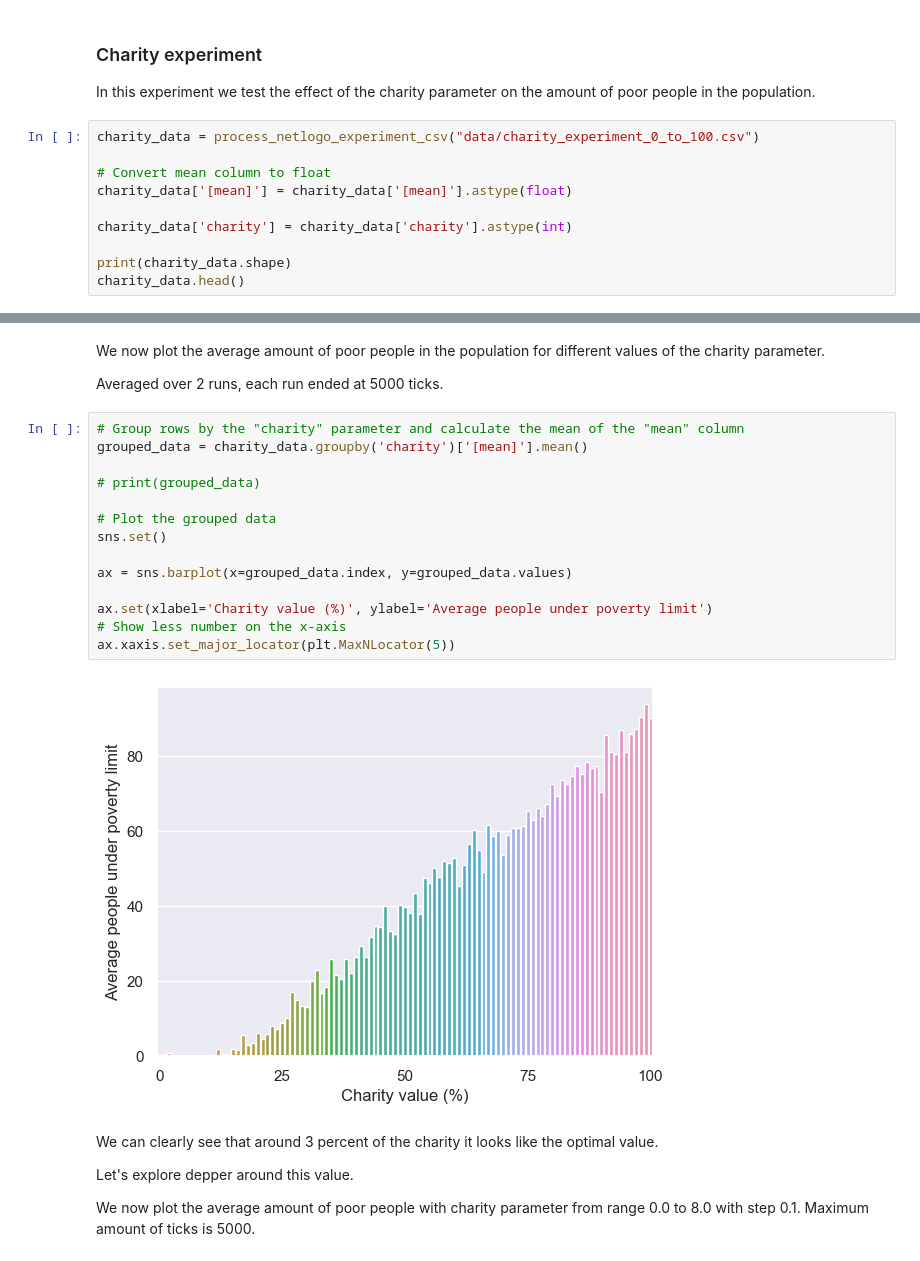
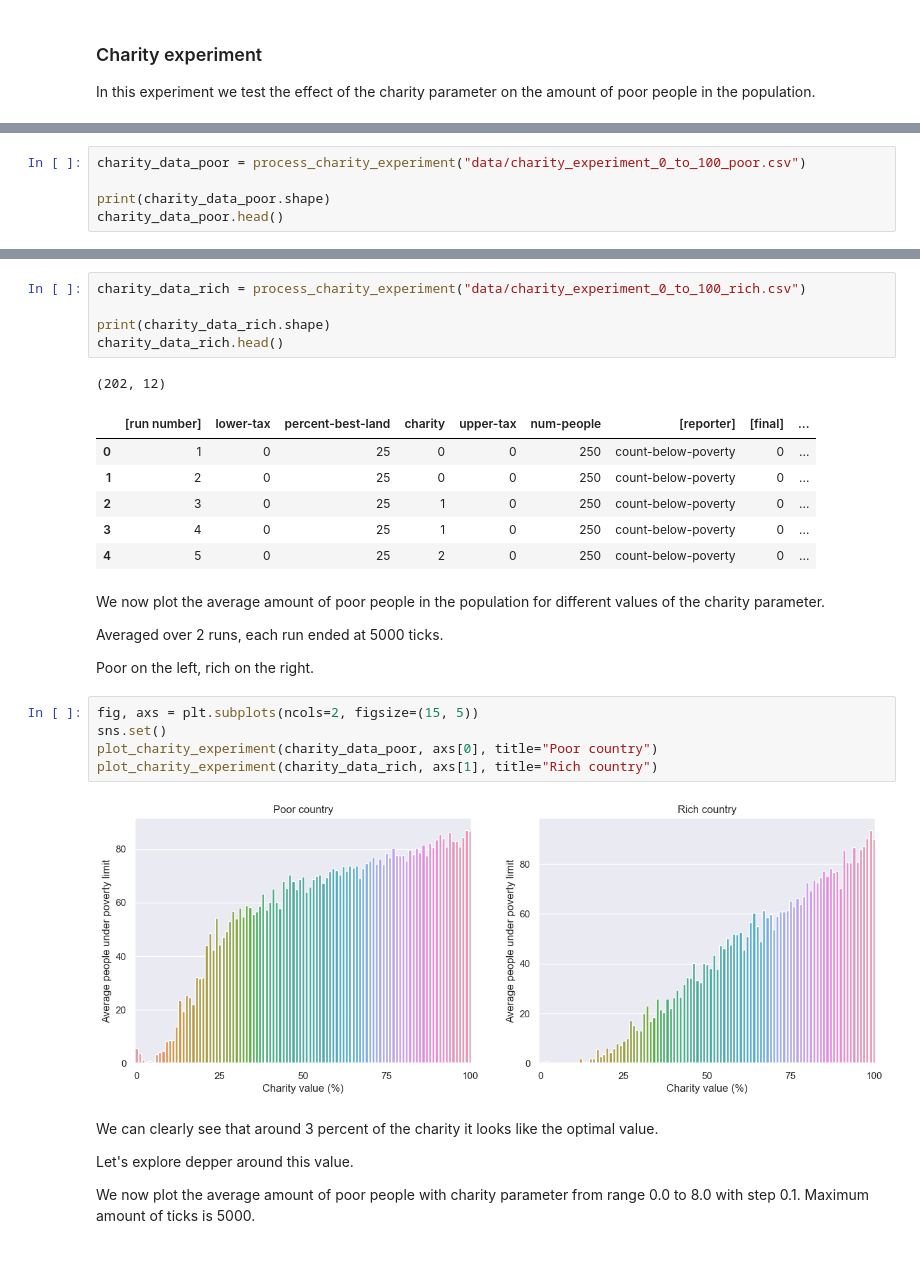
Before and after one commit to MrJoeKr/loveTaxes, a Jupyter notebook: make_graphs.ipynb, the cells around one changed output, grey strips where cells are left out. Drawn from its saved outputs; the diff is of its cells as text.

Commit message:
Update plotting of charity exps

```diff
--- a/make_graphs.ipynb
+++ b/make_graphs.ipynb
@@ -51,13 +51,3 @@ def delete_redundant_rows(filename: str) -> None:
 ### Charity experiment
 
 In this experiment we test the effect of the charity parameter on the amount of poor people in the population.
-# %%
-charity_data = process_netlogo_experiment_csv("data/charity_experiment_0_to_100.csv")
-
-# Convert mean column to float
-charity_data['[mean]'] = charity_data['[mean]'].astype(float)
-
-charity_data['charity'] = charity_data['charity'].astype(int)
-
-print(charity_data.shape)
-charity_data.head()
@@ -71,0 +92,5 @@ charity_data.head()
+# %%
+charity_data_poor = process_charity_experiment("data/charity_experiment_0_to_100_poor.csv")
+
+print(charity_data_poor.shape)
+charity_data_poor.head()
@@ -72,23 +105,29 @@ charity_data.head()
+# %%
+charity_data_rich = process_charity_experiment("data/charity_experiment_0_to_100_rich.csv")
+
+print(charity_data_rich.shape)
+charity_data_rich.head()
+# %% [output]
+(202, 12)
+|  | [run number] | lower-tax | percent-best-land | charity | upper-tax | num-people | [reporter] | [final] | ... |
+| 0 | 1 | 0 | 25 | 0 | 0 | 250 | count-below-poverty | 0 | ... |
+| 1 | 2 | 0 | 25 | 0 | 0 | 250 | count-below-poverty | 0 | ... |
+| 2 | 3 | 0 | 25 | 1 | 0 | 250 | count-below-poverty | 0 | ... |
+| 3 | 4 | 0 | 25 | 1 | 0 | 250 | count-below-poverty | 0 | ... |
+| 4 | 5 | 0 | 25 | 2 | 0 | 250 | count-below-poverty | 0 | ... |
 # %% [markdown]
 We now plot the average amount of poor people in the population for different values of the charity parameter.
 
 Averaged over 2 runs, each run ended at 5000 ticks.
+
+Poor on the left, rich on the right.
-# %%
-# Group rows by the "charity" parameter and calculate the mean of the "mean" column
-grouped_data = charity_data.groupby('charity')['[mean]'].mean()
-
-# print(grouped_data)
-
-# Plot the grouped data
-sns.set()
-
-ax = sns.barplot(x=grouped_data.index, y=grouped_data.values)
-
-ax.set(xlabel='Charity value (%)', ylabel='Average people under poverty limit')
-# Show less number on the x-axis
-ax.xaxis.set_major_locator(plt.MaxNLocator(5))
-# %% [output]
-[figure, removed]
+# %%
+fig, axs = plt.subplots(ncols=2, figsize=(15, 5))
+sns.set()
+plot_charity_experiment(charity_data_poor, axs[0], title="Poor country")
+plot_charity_experiment(charity_data_rich, axs[1], title="Rich country")
+# %% [output]
+[figure, added]
 # %% [markdown]
 We can clearly see that around 3 percent of the charity it looks like the optimal value.
 
```
Also changed, not shown: parts of 3 cells of this notebook.
